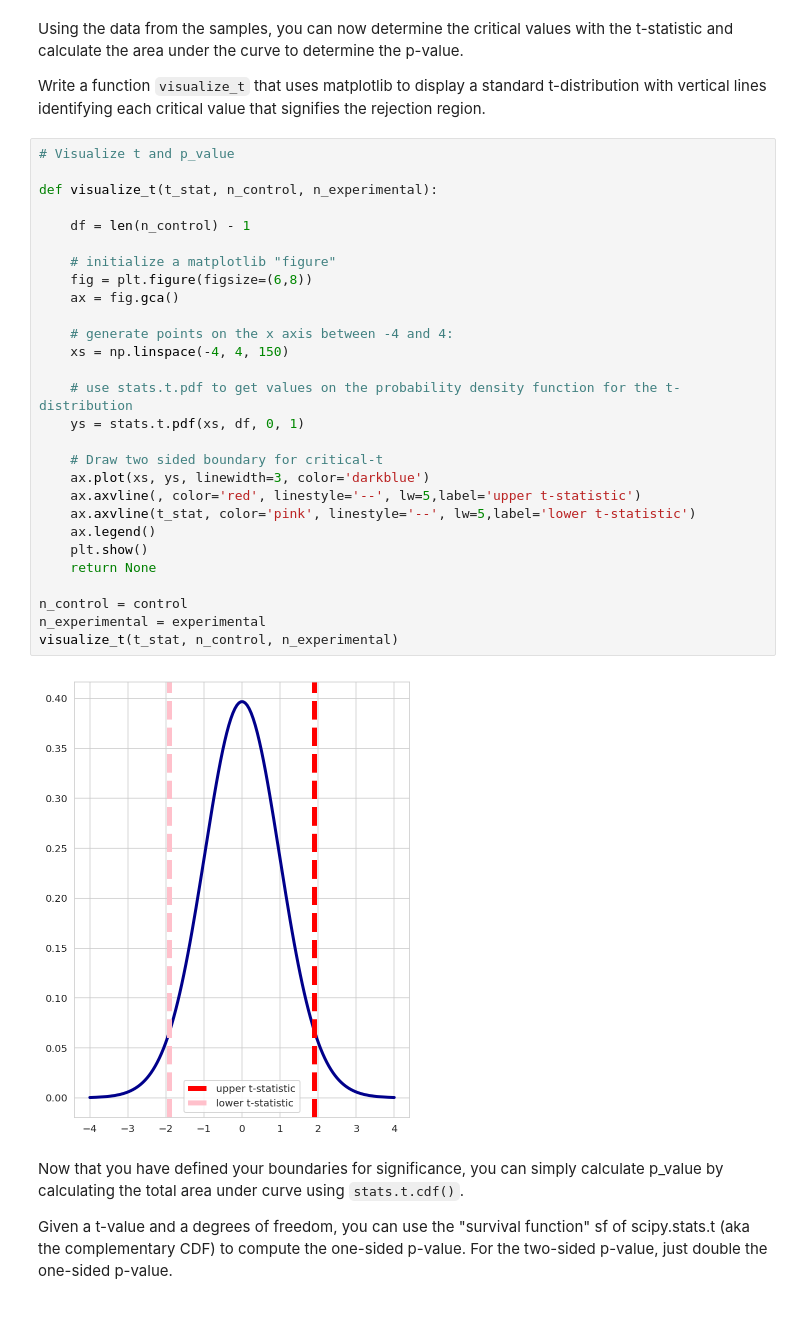
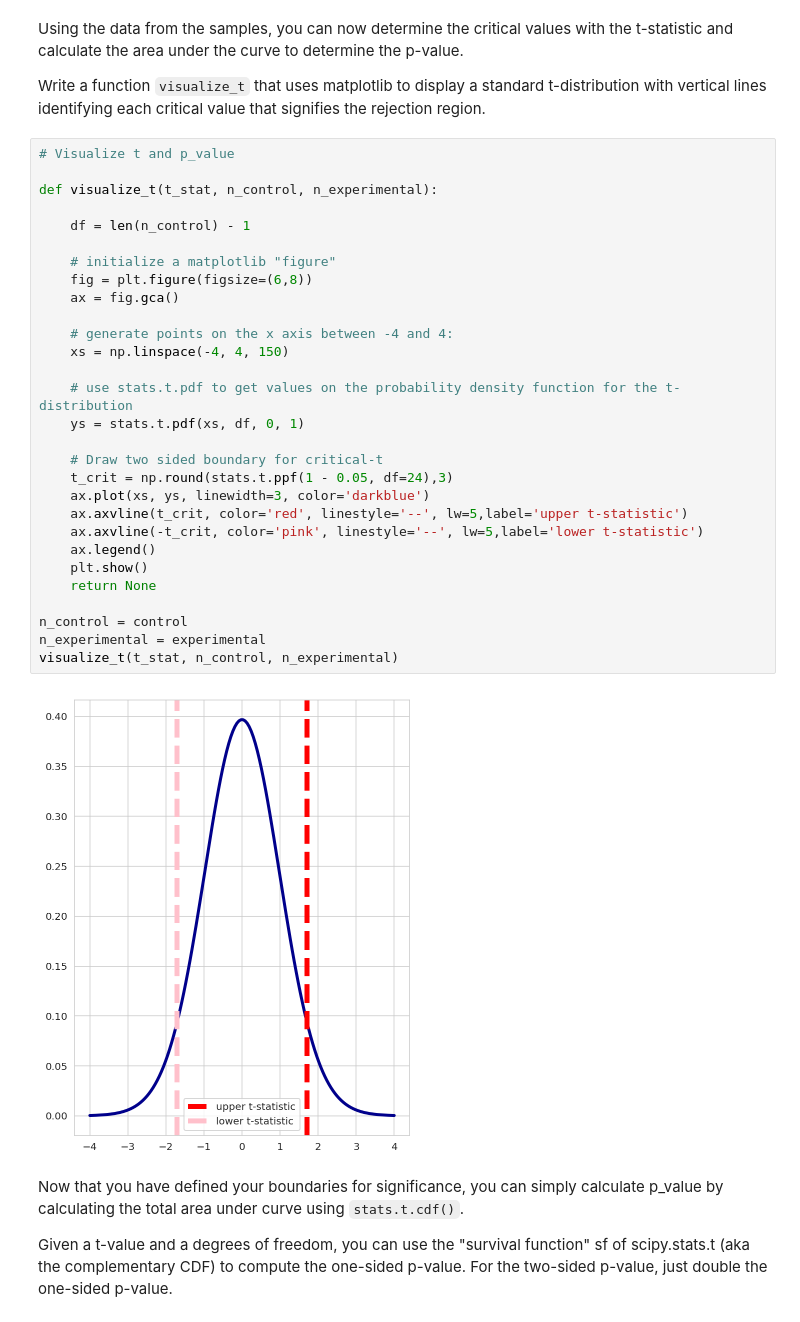
Before and after one commit to nic464/dsc-enterprise-hsbc-two-sample-t-tests-lab-hsbc-ds-081319, a Jupyter notebook: index.ipynb, the cells around one changed output. Drawn from its saved outputs; the diff is of its cells as text.

```diff
--- a/index.ipynb
+++ b/index.ipynb
@@ -151,33 +151,34 @@ Write a function `visualize_t` that uses matplotlib to display a standard t-dist
 # %%
 # Visualize t and p_value
 
 def visualize_t(t_stat, n_control, n_experimental):
 
     df = len(n_control) - 1
 
     # initialize a matplotlib "figure"
     fig = plt.figure(figsize=(6,8))
     ax = fig.gca()
 
     # generate points on the x axis between -4 and 4:
     xs = np.linspace(-4, 4, 150)
 
     # use stats.t.pdf to get values on the probability density function for the t-distribution
     ys = stats.t.pdf(xs, df, 0, 1)
 
     # Draw two sided boundary for critical-t
+    t_crit = np.round(stats.t.ppf(1 - 0.05, df=24),3)
     ax.plot(xs, ys, linewidth=3, color='darkblue')
-    ax.axvline(, color='red', linestyle='--', lw=5,label='upper t-statistic')
-    ax.axvline(t_stat, color='pink', linestyle='--', lw=5,label='lower t-statistic')
+    ax.axvline(t_crit, color='red', linestyle='--', lw=5,label='upper t-statistic')
+    ax.axvline(-t_crit, color='pink', linestyle='--', lw=5,label='lower t-statistic')
     ax.legend()
     plt.show()
     return None
 
 n_control = control
 n_experimental = experimental
 visualize_t(t_stat, n_control, n_experimental)
 # %% [output]
-[figure, old version]
+[figure, new version]
 # %% [markdown]
 Now that you have defined your boundaries for significance, you can simply calculate p_value by calculating the total area under curve using `stats.t.cdf()`.
 
```
